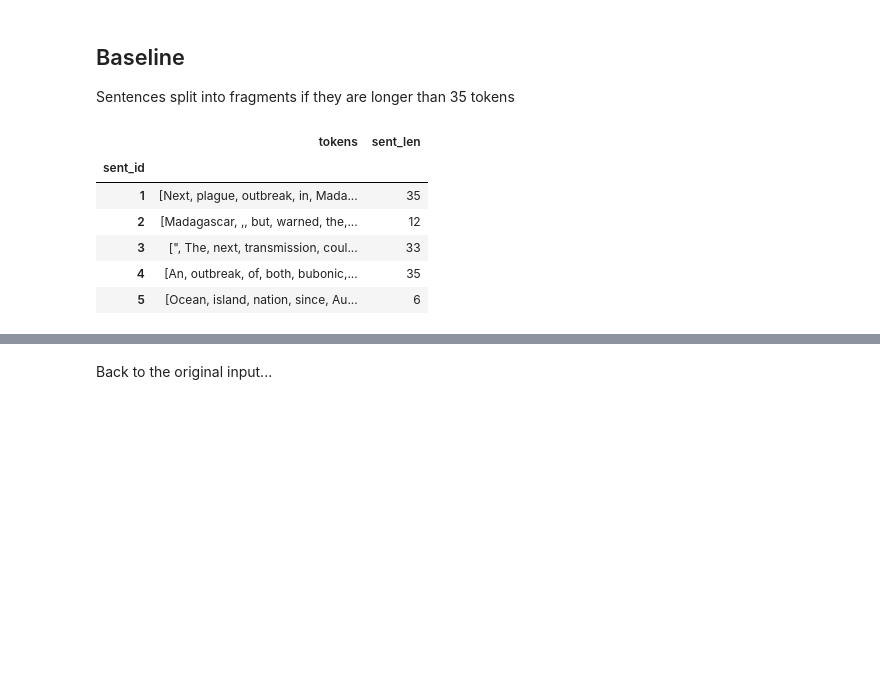
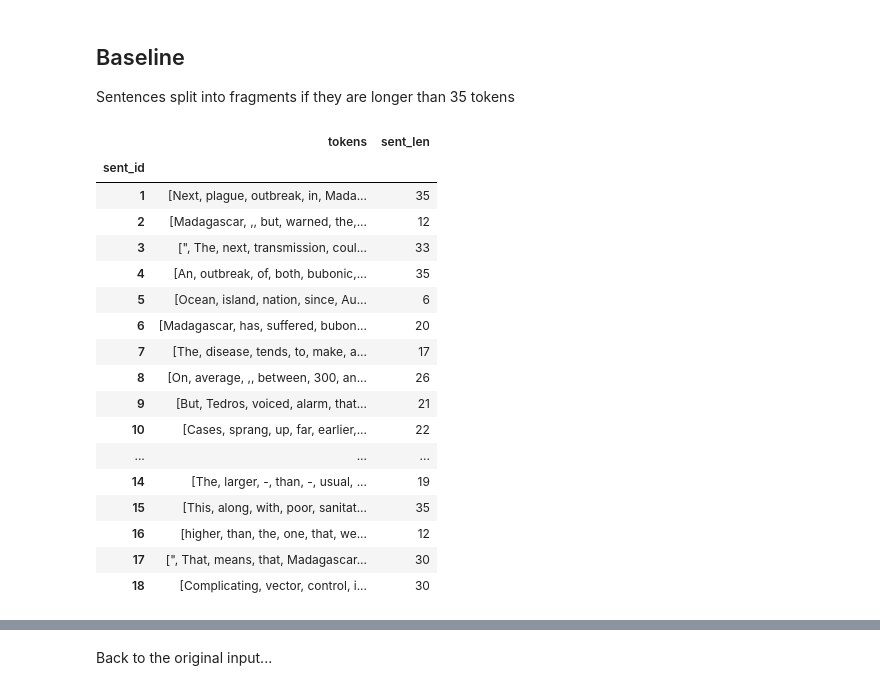
Before and after one commit to cicl-iscl/CyberWallE-propaganda-detection, a Jupyter notebook: eda/sentence_lengths.ipynb, the cells around one changed output, grey strips where cells are left out. Cells and saved outputs as stored; diff of their text form; code cells hidden in the pictures; blank space fills up the shorter version.

```diff
--- a/eda/sentence_lengths.ipynb
+++ b/eda/sentence_lengths.ipynb
@@ -96,17 +106,28 @@ Sentences split into fragments if they are longer than 35 tokens
 # %%
 df_baseline = pd.read_csv(SI_LABELS_FILE_BASELINE, sep='\t', names=['doc_id', 'sent_id', 'idx_start', 'idx_end', 'tokens', 'label'], encoding='utf-8', quoting=3)
 df_baseline = df_baseline.drop(columns=['doc_id', 'idx_start', 'idx_end', 'label'])
 df_baseline = df_baseline.groupby('sent_id')['tokens'].apply(list).to_frame()
 df_baseline['sent_len'] = df_baseline['tokens'].apply(lambda x : len(x))
-df_baseline.head()
+df_baseline.head(18)
 # %% [output]
 |  | tokens | sent_len |
 | sent_id |  |  |
 | 1 | [Next, plague, outbreak, in, Mada... | 35 |
 | 2 | [Madagascar, ,, but, warned, the,... | 12 |
 | 3 | [", The, next, transmission, coul... | 33 |
 | 4 | [An, outbreak, of, both, bubonic,... | 35 |
 | 5 | [Ocean, island, nation, since, Au... | 6 |
+| 6 | [Madagascar, has, suffered, bubon... | 20 |
+| 7 | [The, disease, tends, to, make, a... | 17 |
+| 8 | [On, average, ,, between, 300, an... | 26 |
+| 9 | [But, Tedros, voiced, alarm, that... | 21 |
+| 10 | [Cases, sprang, up, far, earlier,... | 22 |
+| ... | ... | ... |
+| 14 | [The, larger, -, than, -, usual, ... | 19 |
+| 15 | [This, along, with, poor, sanitat... | 35 |
+| 16 | [higher, than, the, one, that, we... | 12 |
+| 17 | [", That, means, that, Madagascar... | 30 |
+| 18 | [Complicating, vector, control, i... | 30 |
 # %% [markdown]
 ## Improved splitting
 
```
Also changed, not shown: parts of 7 cells of this notebook, 2 other files.
